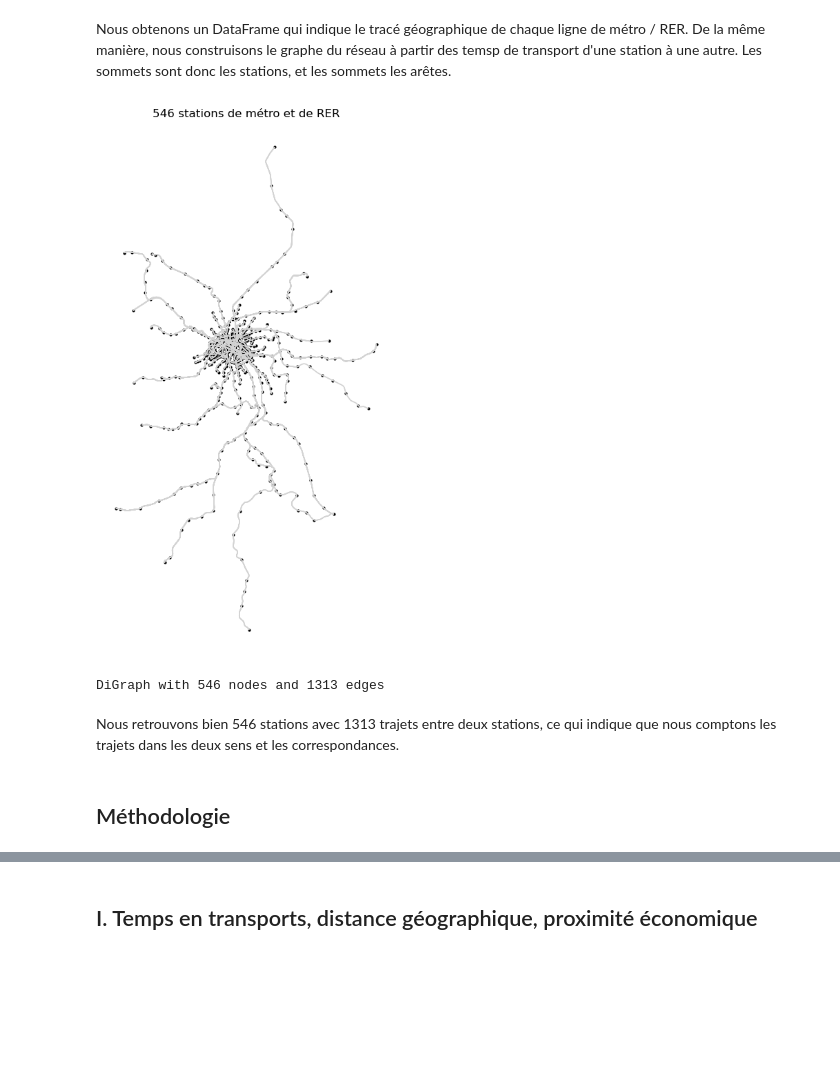
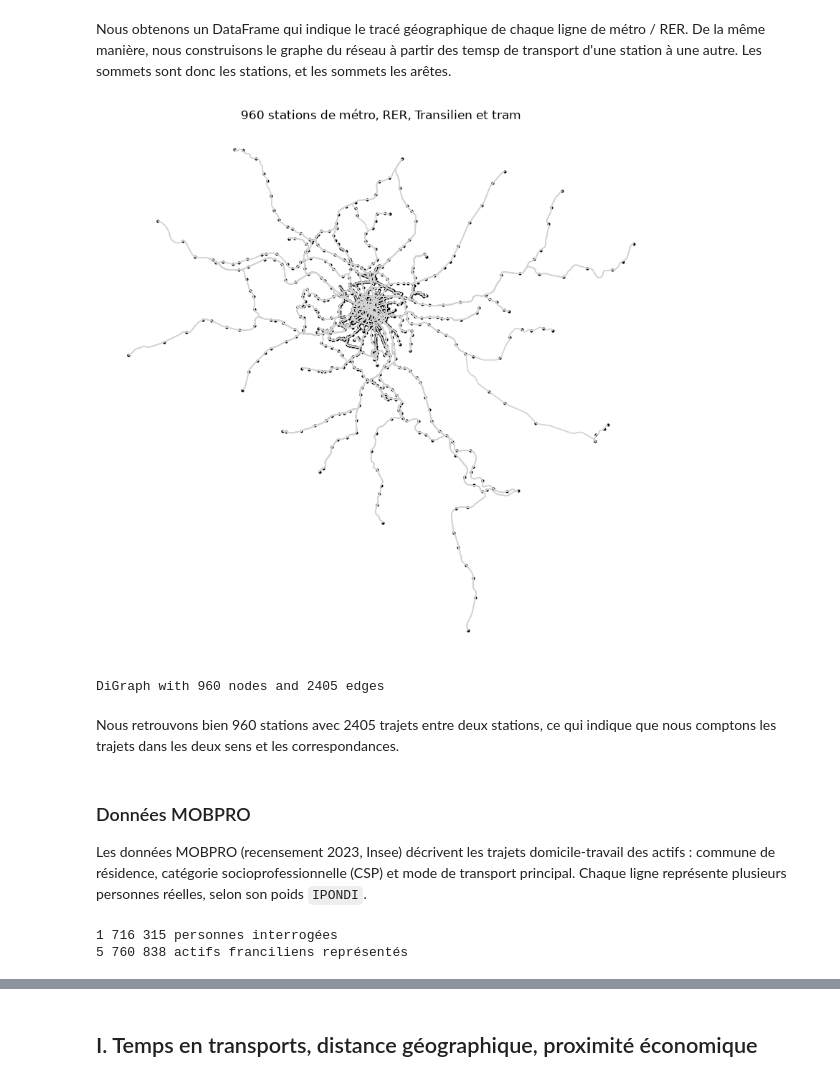
Before and after one commit to emmaganneval-proj/python_datascience_liuqi, a Jupyter notebook: rapport_final.ipynb, the cells around one changed output, grey strips where cells are left out. Cells and saved outputs as stored; diff of their text form; code cells hidden in the pictures; blank space fills up the shorter version.

```diff
--- a/rapport_final.ipynb
+++ b/rapport_final.ipynb
@@ -53,15 +58,17 @@ Il y a 2027 lignes différentes. Pour faciliter la visualisation et les traiteme
 # %%
-df_routes = charger_routes("data/idfm") # Lignes selon leur type, nous ne gardons que métro et RER
+df_routes = charger_routes_etendu("data/idfm") # Lignes selon leur type : métro, RER, Transilien et tram
 df_trips = charger_trips("data/idfm", df_routes) # Trains qui traversent chaque ligne
 df_parcours = charger_parcours("data/idfm", df_trips) # Géométrie du parcours suivi par les trains de notre sélection
 
 gpd_idfm = construire_lignes_idfm(df_parcours) # Passage en GeoPandas, avec changement de projection
 
+EPAISSEUR = {"metro": 1, "tram": 0.8, "transilien": 1.5, "rer": 2.5} # Épaisseur du trait selon le type de ligne
+
 ax = gpd_idfm.plot(
     color="#" + gpd_idfm["route_color"], # Couleurs officielles des lignes
-    linewidth=np.where(gpd_idfm["mode"] == "metro", 1, 2), # RER plus épais
+    linewidth=gpd_idfm["mode"].map(EPAISSEUR).values, # RER plus épais, tram plus fin
     figsize=(10, 10),
 )
-ax.set_title("Tracé des lignes de métro et de RER")
+ax.set_title("Tracé des lignes de métro, RER, Transilien et tram")
 ax.set_axis_off()
 # %% [output]
@@ -71,14 +78,22 @@ Nous obtenons un DataFrame qui indique le tracé géographique de chaque ligne d
 # %%
 df_arrets = charger_arrets("data/idfm", df_trips) # Arrêts desservis par les trains
 df_stations = charger_stations("data/idfm", df_arrets) # Stations desservies par les trains (plusieurs arrêts pour une même station)
-gpd_stations = construire_stations(df_stations) # Construction de la position des stations
+gpd_stations = construire_stations(df_stations) # Position des stations (une ligne par station)
+
+# Position des stations avec le nom de leur ligne (une ligne par couple station-ligne)
+# -> utile pour l'ordre des stations et les cartes par ligne
+gpd_stations_lignes = gpd.GeoDataFrame(
+    df_stations,
+    geometry=gpd.points_from_xy(df_stations["stop_lon"], df_stations["stop_lat"]),
+    crs="EPSG:4326",
+).to_crs("EPSG:2154")
 
 ax = gpd_idfm.plot(color="lightgrey", linewidth=1, figsize=(10, 10)) # Lignes en fond
 gpd_stations.plot(ax=ax, color="black", markersize=4)
-ax.set_title(f"{len(gpd_stations)} stations de métro et de RER")
+ax.set_title(f"{len(gpd_stations)} stations de métro, RER, Transilien et tram")
 ax.set_axis_off()
 # %% [output]
-[figure, old version]
+[figure, new version]
 # %%
 df_horaires = charger_horaires("data/idfm", df_trips) # Horaires des trains à chaque arrêt
 df_aretes = construire_aretes(df_horaires) # Calcul du temps minimal entre deux stations consécutives
@@ -86,8 +101,53 @@ graphe_reseau = construire_graphe_reseau(df_aretes) # Graphe orienté pondéré
 
 print(graphe_reseau)
 # %% [output]
-DiGraph with 546 nodes and 1313 edges
+DiGraph with 960 nodes and 2405 edges
 # %% [markdown]
-Nous retrouvons bien 546 stations avec 1313 trajets entre deux stations, ce qui indique que nous comptons les trajets dans les deux sens et les correspondances.
+Nous retrouvons bien 960 stations avec 2405 trajets entre deux stations, ce qui indique que nous comptons les trajets dans les deux sens et les correspondances.
-# %% [markdown]
-## Méthodologie
+# %% [markdown]
+### Données MOBPRO
+Les données MOBPRO (recensement 2023, Insee) décrivent les trajets domicile-travail des actifs : commune de résidence, catégorie socioprofessionnelle (CSP) et mode de transport principal. Chaque ligne représente plusieurs personnes réelles, selon son poids `IPONDI`.
+# %%
+df_mob = pd.read_parquet("RP2023_mobpro.parquet")
+
+# On garde seulement l'Île-de-France (code région 11)
+df_mob = df_mob[df_mob["REGION"].astype(str) == "11"].copy()
+
+# Codes en texte, pour pouvoir les comparer aux dictionnaires
+df_mob["COMMUNE"] = df_mob["COMMUNE"].astype(str)
+df_mob["GS"] = df_mob["GS"].astype(str)        # GS = CSP
+df_mob["TRANS"] = df_mob["TRANS"].astype(str)  # TRANS = mode de transport
+
+# Noms en clair
+noms_csp = {
+    "1": "Agriculteurs",
+    "2": "Artisans, commerçants, chefs d'entreprise",
+    "3": "Cadres",
+    "4": "Professions intermédiaires",
+    "5": "Employés",
+    "6": "Ouvriers",
+}
+noms_mode = {
+    "1": "Pas de transport",
+    "2": "Marche",
+    "3": "Vélo",
+    "4": "Deux-roues motorisé",
+    "5": "Voiture",
+    "6": "Transports en commun",
+}
+df_mob["CSP"] = df_mob["GS"].map(noms_csp)
+df_mob["mode"] = df_mob["TRANS"].map(noms_mode)
+
+# True si la personne va travailler en transports en commun
+df_mob["tc"] = df_mob["mode"] == "Transports en commun"
+
+# Code géographique : l'arrondissement si on habite Paris, sinon la commune
+df_mob["code_geo"] = np.where(
+    df_mob["COMMUNE"] == "75056", df_mob["ARM"].astype(str), df_mob["COMMUNE"]
+)
+# Vérification : taille de l'échantillon et population réelle représentée
+print(f"{len(df_mob):,} personnes interrogées".replace(",", " "))
+print(f"{df_mob['IPONDI'].sum():,.0f} actifs franciliens représentés".replace(",", " "))
+# %% [output]
+1 716 315 personnes interrogées
+5 760 838 actifs franciliens représentés
```
Also changed, not shown: parts of 17 cells of this notebook, 3 other files.
